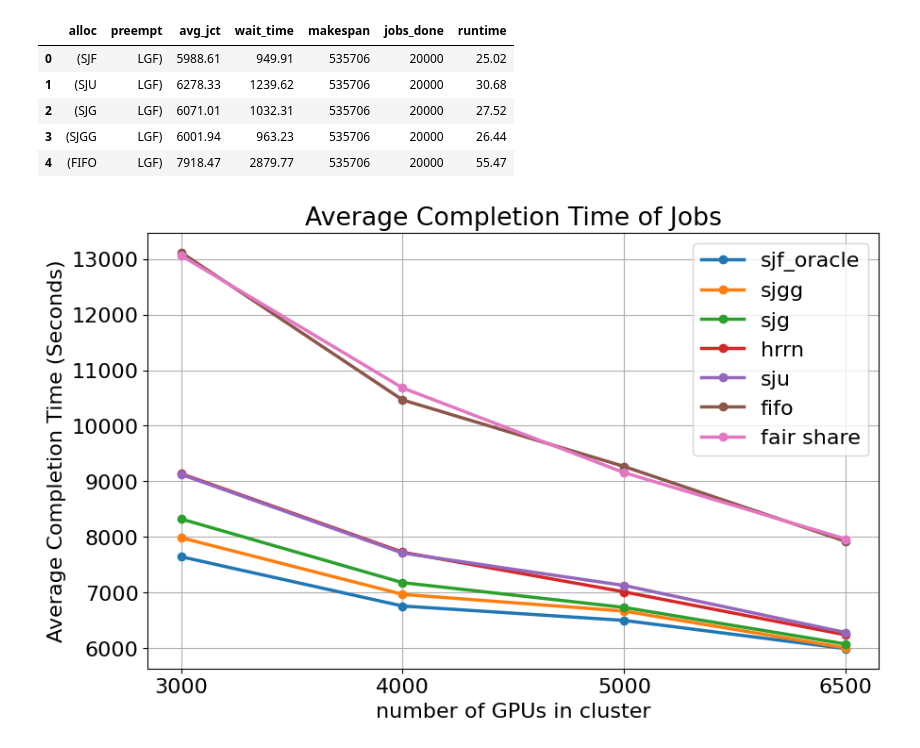
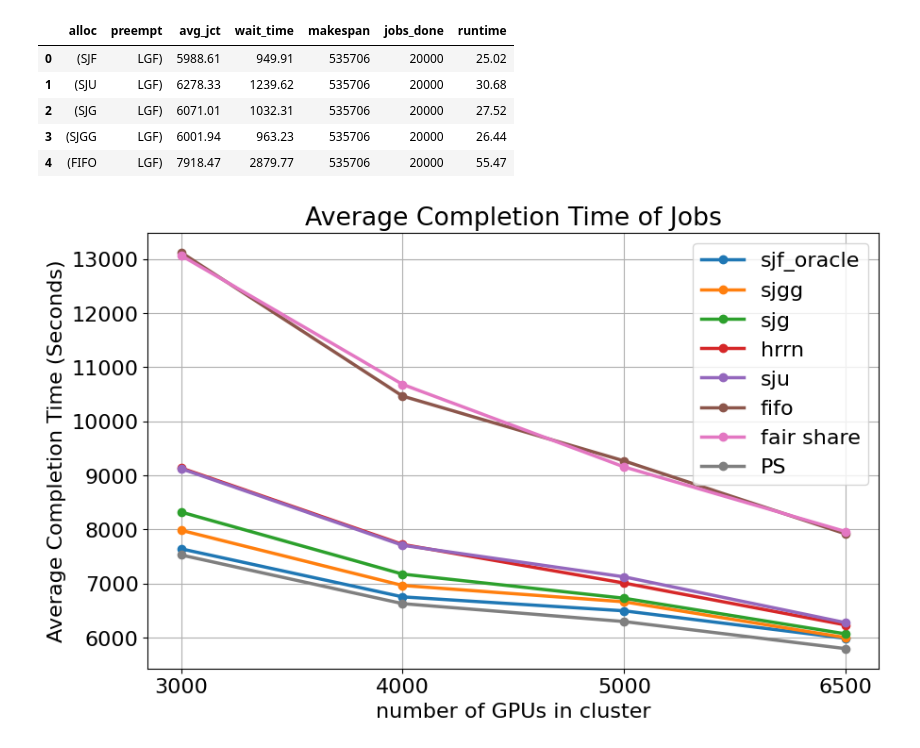
Before and after one commit to litosly/gpu_scheduling_with_RL, a Jupyter notebook: Plots - Hanze.ipynb, the cells around one changed output. Drawn from its saved outputs; the diff is of its cells as text; code cells hidden in the pictures.

```diff
--- a/Plots - Hanze.ipynb
+++ b/Plots - Hanze.ipynb
@@ -78,6 +78,7 @@ data_hrrn = {'acg_sjf': [9137.86, 7724.56, 7010.38, 6236.12]}
 data_sju = {'acg_sjf': [9124.56, 7709.13, 7125.27, 6278.33]}
 data_fifo = {'acg_sjf': [13120.58, 10465.50, 9267.27, 7918.47]}
 data_fairshare = {'acg_sjf': [13064.87, 10681.44, 9156.55, 7961.03]}
+data_ps = {'acg_sjf': [7529.48, 6630.59, 6299.37, 5798.77]}
 
 df_sjf = pd.DataFrame(data_sjf, index=['3000', '4000', '5000', '6500' ])
 df_sjgg = pd.DataFrame(data_sjgg, index=['3000', '4000', '5000', '6500' ])
@@ -86,26 +87,28 @@ df_hrrn = pd.DataFrame(data_hrrn, index=['3000', '4000', '5000', '6500' ])
 df_sju = pd.DataFrame(data_sju, index=['3000', '4000', '5000', '6500' ])
 df_fifo = pd.DataFrame(data_fifo, index=['3000', '4000', '5000', '6500' ])
 df_fairshare = pd.DataFrame(data_fairshare, index=['3000', '4000', '5000', '6500' ])
+df_ps = pd.DataFrame(data_ps, index=['3000', '4000', '5000', '6500' ])
 # %%
-df['avg_jct'] = pd.to_numeric(df['avg_jct'], errors='coerce')
+# df['avg_jct'] = pd.to_numeric(df['avg_jct'], errors='coerce')
 
 # Plotting again after conversion
 plt.figure(figsize=(10, 6))
 # plt.plot(df['avg_jct'][:7], marker='o', linestyle='-')
 # plt.plot(df['avg_jct'][9:], marker='o', linestyle='-')
 plt.plot(df_sjf, marker='o', linestyle='-', label = 'sjf_oracle')
 plt.plot(df_sjgg, marker='o', linestyle='-', label = 'sjgg')
 plt.plot(df_sjg, marker='o', linestyle='-', label = 'sjg')
 plt.plot(df_hrrn, marker='o', linestyle='-', label = 'hrrn')
 plt.plot(df_sju, marker='o', linestyle='-', label = 'sju')
 plt.plot(df_fifo, marker='o', linestyle='-', label = 'fifo')
 plt.plot(df_fairshare, marker='o', linestyle='-', label = 'fair share')
+plt.plot(df_ps, marker='o', linestyle='-', label = 'PS')
 plt.title('Average Completion Time of Jobs')
 plt.legend(loc="best")
 plt.xlabel('number of GPUs in cluster')
 plt.ylabel('Average Completion Time (Seconds)')
 plt.grid(True)
 # plt.show()
 plt.savefig("Act_1.jpg")
 # %% [output]
-[figure, old version]
+[figure, new version]
```
Also changed, not shown: 3 other files.
